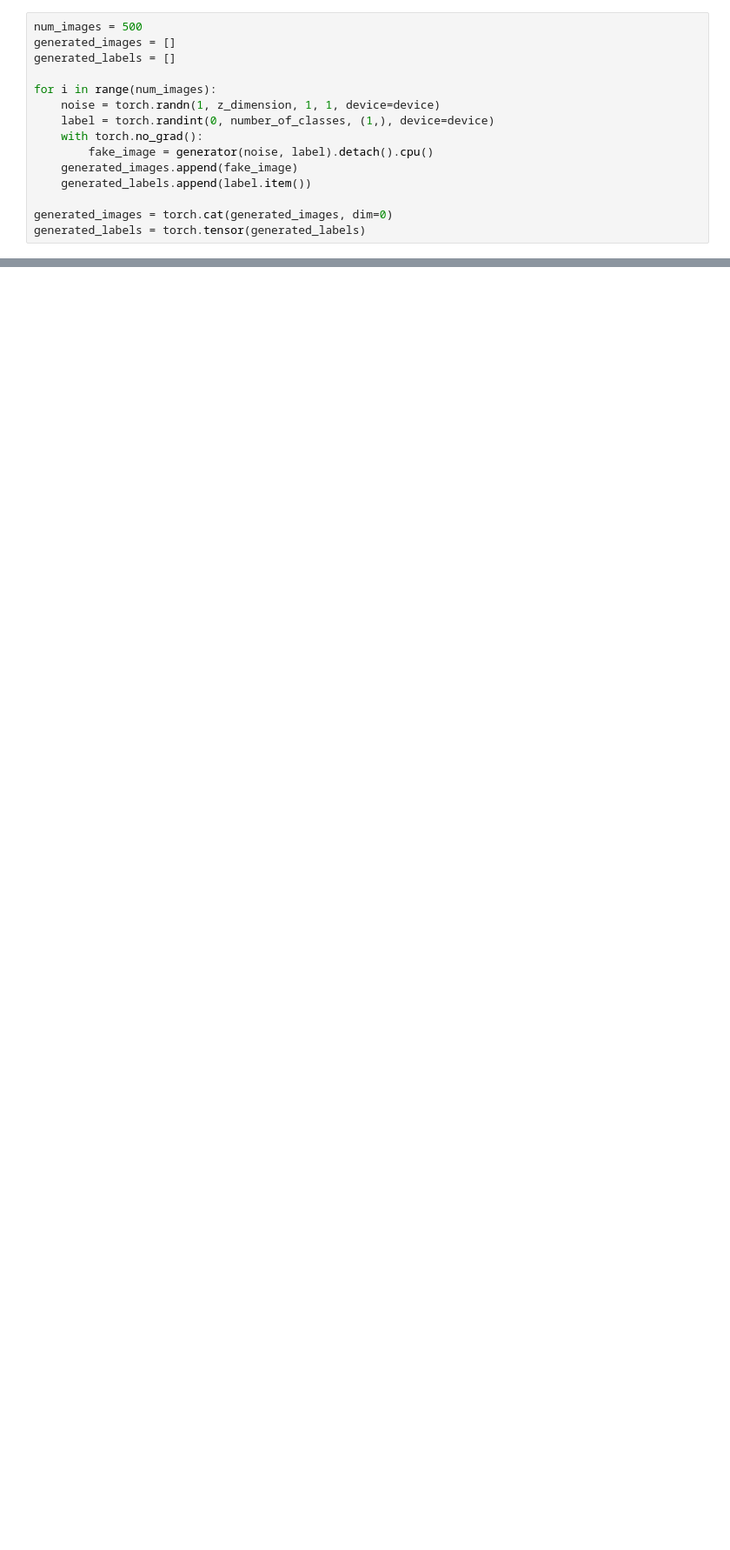
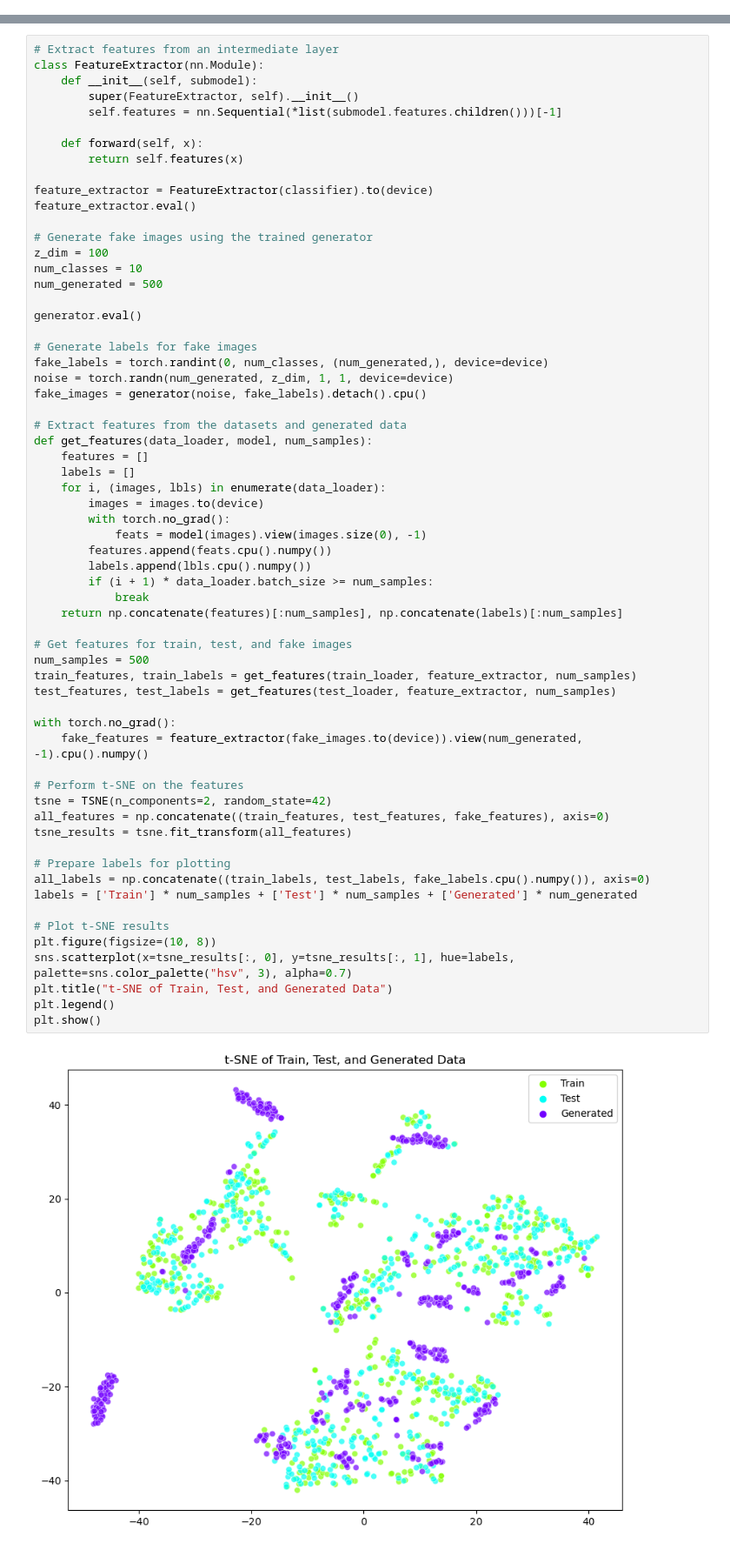
Before and after one commit to ilirhajrullahu/generative-ai-image-synthesis, a Jupyter notebook: exercise_8/SS24_GenAI_ex8.ipynb, the cells around one changed output, grey strips where cells are left out. Shown at 87% size. Saved outputs shown, nothing was run; the diff lists cells and outputs as text; blank space fills up the shorter version.

```diff
--- a/exercise_8/SS24_GenAI_ex8.ipynb
+++ b/exercise_8/SS24_GenAI_ex8.ipynb
@@ -222,15 +236,0 @@ Training finished.
-# %%
-num_images = 500
-generated_images = []
-generated_labels = []
-
-for i in range(num_images):
-    noise = torch.randn(1, z_dimension, 1, 1, device=device)
-    label = torch.randint(0, number_of_classes, (1,), device=device)
-    with torch.no_grad():
-        fake_image = generator(noise, label).detach().cpu()
-    generated_images.append(fake_image)
-    generated_labels.append(label.item())
-
-generated_images = torch.cat(generated_images, dim=0)
-generated_labels = torch.tensor(generated_labels)
@@ -410,0 +334,64 @@ plt.show()
+# %%
+# Extract features from an intermediate layer
+class FeatureExtractor(nn.Module):
+    def __init__(self, submodel):
+        super(FeatureExtractor, self).__init__()
+        self.features = nn.Sequential(*list(submodel.features.children()))[-1]
+
+    def forward(self, x):
+        return self.features(x)
+
+feature_extractor = FeatureExtractor(classifier).to(device)
+feature_extractor.eval()
+
+# Generate fake images using the trained generator
+z_dim = 100
+num_classes = 10
+num_generated = 500
+
+generator.eval()
+
+# Generate labels for fake images
+fake_labels = torch.randint(0, num_classes, (num_generated,), device=device)
+noise = torch.randn(num_generated, z_dim, 1, 1, device=device)
+fake_images = generator(noise, fake_labels).detach().cpu()
+
+# Extract features from the datasets and generated data
+def get_features(data_loader, model, num_samples):
+    features = []
+    labels = []
+    for i, (images, lbls) in enumerate(data_loader):
+        images = images.to(device)
+        with torch.no_grad():
+            feats = model(images).view(images.size(0), -1)
+        features.append(feats.cpu().numpy())
+        labels.append(lbls.cpu().numpy())
+        if (i + 1) * data_loader.batch_size >= num_samples:
+            break
+    return np.concatenate(features)[:num_samples], np.concatenate(labels)[:num_samples]
+
+# Get features for train, test, and fake images
+num_samples = 500
+train_features, train_labels = get_features(train_loader, feature_extractor, num_samples)
+test_features, test_labels = get_features(test_loader, feature_extractor, num_samples)
+
+with torch.no_grad():
+    fake_features = feature_extractor(fake_images.to(device)).view(num_generated, -1).cpu().numpy()
+
+# Perform t-SNE on the features
+tsne = TSNE(n_components=2, random_state=42)
+all_features = np.concatenate((train_features, test_features, fake_features), axis=0)
+tsne_results = tsne.fit_transform(all_features)
+
+# Prepare labels for plotting
+all_labels = np.concatenate((train_labels, test_labels, fake_labels.cpu().numpy()), axis=0)
+labels = ['Train'] * num_samples + ['Test'] * num_samples + ['Generated'] * num_generated
+
+# Plot t-SNE results
+plt.figure(figsize=(10, 8))
+sns.scatterplot(x=tsne_results[:, 0], y=tsne_results[:, 1], hue=labels, palette=sns.color_palette("hsv", 3), alpha=0.7)
+plt.title("t-SNE of Train, Test, and Generated Data")
+plt.legend()
+plt.show()
+# %% [output]
+[figure, added]
```
Also changed, not shown: parts of 12 cells of this notebook, 10 other files.
